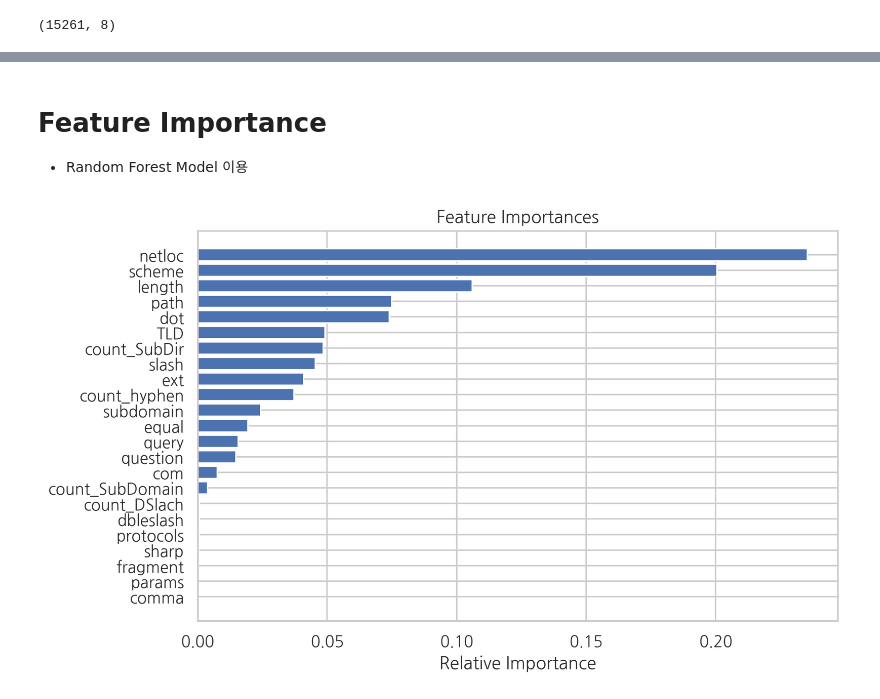
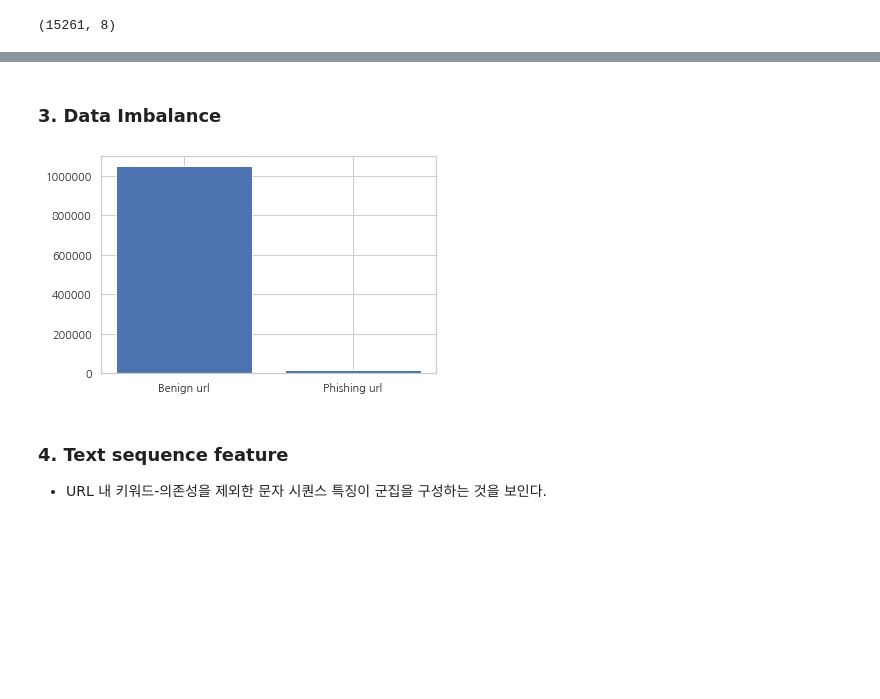
Before and after one commit to cloudfast-bit/phishing-url-classification, a Jupyter notebook: 01-Exploratory-Data-Analysis.ipynb, the cells around one changed output, grey strips where cells are left out. Saved outputs shown, nothing was run; the diff lists cells and outputs as text; code cells hidden in the pictures; blank space fills up the shorter version.

```diff
--- a/01-Exploratory-Data-Analysis.ipynb
+++ b/01-Exploratory-Data-Analysis.ipynb
@@ -259,3 +97,0 @@ memory usage: 12.4+ MB
-# %% [markdown]
-# Feature Importance
-- Random Forest Model 이용
@@ -276,14 +98,13 @@ model = RandomForestClassifier(max_depth=10, n_estimators=100, random_state=0).f
-# %%
-feature_names = ['length', 'sharp', 'equal', 'slash', 'dbleslash', 'question', 'com',\
-                 'dot', 'protocols', 'comma', 'count_hyphen', 'count_DSlach', 'count_SubDir',\
-                 'count_SubDomain','TLD', 'subdomain', 'ext', 'scheme', 'netloc', 'path', 'params', 'query', 'fragment']
-importances = model.feature_importances_
-indices = np.argsort(importances)
-
-plt.title('Feature Importances')
-plt.barh(range(len(indices)), importances[indices], color='b', align='center')
-plt.yticks(range(len(indices)), [feature_names[i] for i in indices])
-plt.xlabel('Relative Importance')
-plt.show()
-# %% [output]
-[figure, removed]
+# %% [markdown]
+### 3. Data Imbalance
+# %%
+names = ['Benign url', 'Phishing url']
+values = [df_benign.shape[0], df_pishing.shape[0]]
+
+plt.bar(names, values)
+plt.show()
+# %% [output]
+[figure, added]
+# %% [markdown]
+### 4. Text sequence feature
+- URL 내 키워드-의존성을 제외한 문자 시퀀스 특징이 군집을 구성하는 것을 보인다.
```
Also changed, not shown: parts of 14 cells of this notebook.
